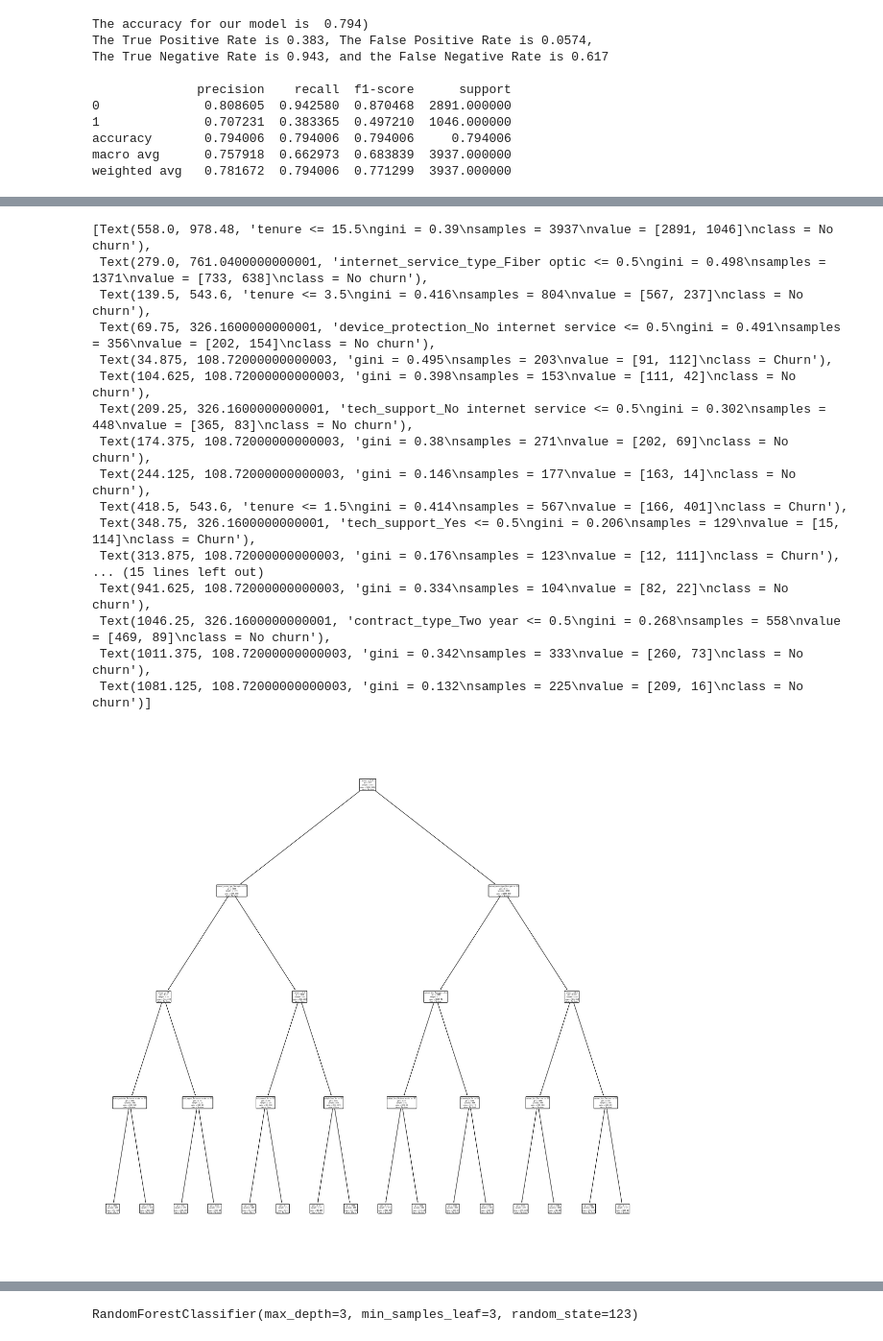
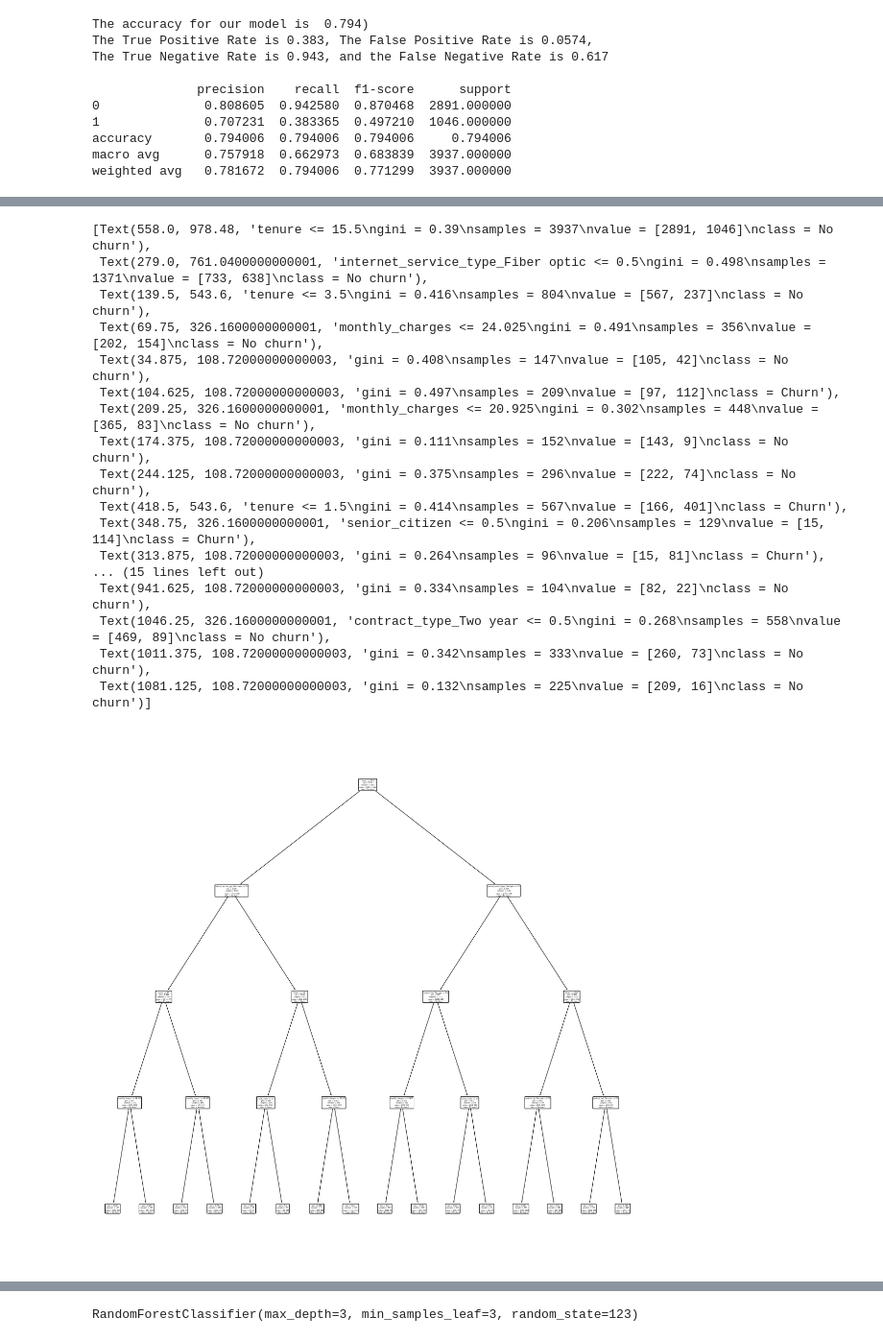
Before and after one commit to watermanbrandyn/classification_project, a Jupyter notebook: classification_workbook.ipynb, the cells around one changed output, grey strips where cells are left out. Shown at 96% size. Cells and saved outputs as stored; diff of their text form; code cells hidden in the pictures.

```diff
--- a/classification_workbook.ipynb
+++ b/classification_workbook.ipynb
@@ -950,4 +952,4 @@ test_cust = test[['customer_id']]
 # %%
-train = train.drop(columns='customer_id')
-validate = validate.drop(columns='customer_id')
-test = test.drop(columns='customer_id')
+# train = train.drop(columns='customer_id')
+# validate = validate.drop(columns='customer_id')
+# test = test.drop(columns='customer_id')
@@ -954,3 +985,5 @@ test = test.drop(columns='customer_id')
+# %%
+train10, validate10, test10, train_cust, validate_cust, test_cust = more_clean(train, validate, test)
 # %% [markdown]
 ## Modeling:
 # %%
@@ -977,11 +1009,11 @@ train.head(2)
 # %%
 # Our target variable is churn_Yes so we are going to separate our x and y accordingly
-x_train = train.drop(columns='churn_Yes')
-y_train = train.churn_Yes
-x_validate = validate.drop(columns='churn_Yes')
-y_validate = validate.churn_Yes
-x_test = test.drop(columns='churn_Yes')
-y_test = test.churn_Yes
+x_train = train10.drop(columns='churn_Yes')
+y_train = train10.churn_Yes
+x_validate = validate10.drop(columns='churn_Yes')
+y_validate = validate10.churn_Yes
+x_test = test10.drop(columns='churn_Yes')
+y_test = test10.churn_Yes
 # %%
 clf = DecisionTreeClassifier(max_depth=3, random_state=123)
 # %%
@@ -1085,27 +1093,27 @@ memory usage: 279.0 KB
 # %%
 clf2 = DecisionTreeClassifier(max_depth=4, random_state=123)
 # %%
-clf2 = clf2.fit(x_train2, y_train)
+clf2 = clf2.fit(x_train, y_train)
 # %%
 plt.figure(figsize=(20, 20))
-plot_tree(clf2, feature_names=x_train2.columns, class_names=['No churn', 'Churn'], rounded=True)
+plot_tree(clf2, feature_names=x_train.columns, class_names=['No churn', 'Churn'], rounded=True)
 # %% [output]
 [Text(558.0, 978.48, 'tenure <= 15.5\ngini = 0.39\nsamples = 3937\nvalue = [2891, 1046]\nclass = No churn'),
  Text(279.0, 761.0400000000001, 'internet_service_type_Fiber optic <= 0.5\ngini = 0.498\nsamples = 1371\nvalue = [733, 638]\nclass = No churn'),
  Text(139.5, 543.6, 'tenure <= 3.5\ngini = 0.416\nsamples = 804\nvalue = [567, 237]\nclass = No churn'),
- Text(69.75, 326.1600000000001, 'device_protection_No internet service <= 0.5\ngini = 0.491\nsamples = 356\nvalue = [202, 154]\nclass = No churn'),
- Text(34.875, 108.72000000000003, 'gini = 0.495\nsamples = 203\nvalue = [91, 112]\nclass = Churn'),
- Text(104.625, 108.72000000000003, 'gini = 0.398\nsamples = 153\nvalue = [111, 42]\nclass = No churn'),
- Text(209.25, 326.1600000000001, 'tech_support_No internet service <= 0.5\ngini = 0.302\nsamples = 448\nvalue = [365, 83]\nclass = No churn'),
- Text(174.375, 108.72000000000003, 'gini = 0.38\nsamples = 271\nvalue = [202, 69]\nclass = No churn'),
- Text(244.125, 108.72000000000003, 'gini = 0.146\nsamples = 177\nvalue = [163, 14]\nclass = No churn'),
+ Text(69.75, 326.1600000000001, 'monthly_charges <= 24.025\ngini = 0.491\nsamples = 356\nvalue = [202, 154]\nclass = No churn'),
+ Text(34.875, 108.72000000000003, 'gini = 0.408\nsamples = 147\nvalue = [105, 42]\nclass = No churn'),
+ Text(104.625, 108.72000000000003, 'gini = 0.497\nsamples = 209\nvalue = [97, 112]\nclass = Churn'),
+ Text(209.25, 326.1600000000001, 'monthly_charges <= 20.925\ngini = 0.302\nsamples = 448\nvalue = [365, 83]\nclass = No churn'),
+ Text(174.375, 108.72000000000003, 'gini = 0.111\nsamples = 152\nvalue = [143, 9]\nclass = No churn'),
+ Text(244.125, 108.72000000000003, 'gini = 0.375\nsamples = 296\nvalue = [222, 74]\nclass = No churn'),
  Text(418.5, 543.6, 'tenure <= 1.5\ngini = 0.414\nsamples = 567\nvalue = [166, 401]\nclass = Churn'),
- Text(348.75, 326.1600000000001, 'tech_support_Yes <= 0.5\ngini = 0.206\nsamples = 129\nvalue = [15, 114]\nclass = Churn'),
- Text(313.875, 108.72000000000003, 'gini = 0.176\nsamples = 123\nvalue = [12, 111]\nclass = Churn'),
+ Text(348.75, 326.1600000000001, 'senior_citizen <= 0.5\ngini = 0.206\nsamples = 129\nvalue = [15, 114]\nclass = Churn'),
+ Text(313.875, 108.72000000000003, 'gini = 0.264\nsamples = 96\nvalue = [15, 81]\nclass = Churn'),
 ... (15 lines left out)
  Text(941.625, 108.72000000000003, 'gini = 0.334\nsamples = 104\nvalue = [82, 22]\nclass = No churn'),
  Text(1046.25, 326.1600000000001, 'contract_type_Two year <= 0.5\ngini = 0.268\nsamples = 558\nvalue = [469, 89]\nclass = No churn'),
  Text(1011.375, 108.72000000000003, 'gini = 0.342\nsamples = 333\nvalue = [260, 73]\nclass = No churn'),
  Text(1081.125, 108.72000000000003, 'gini = 0.132\nsamples = 225\nvalue = [209, 16]\nclass = No churn')]
-[figure, old version]
+[figure, new version]
 # %%
```
Also changed, not shown: parts of 51 cells of this notebook.
